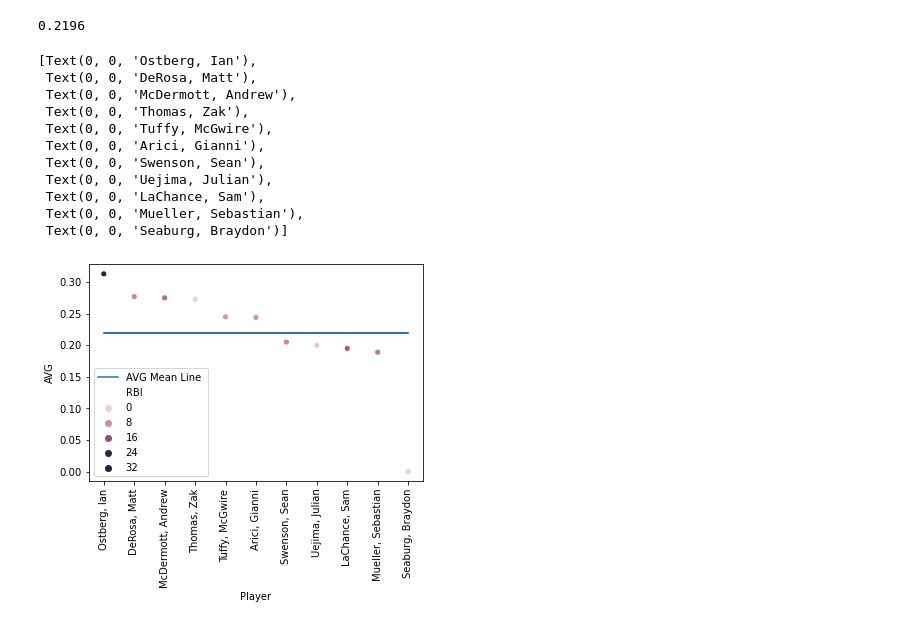
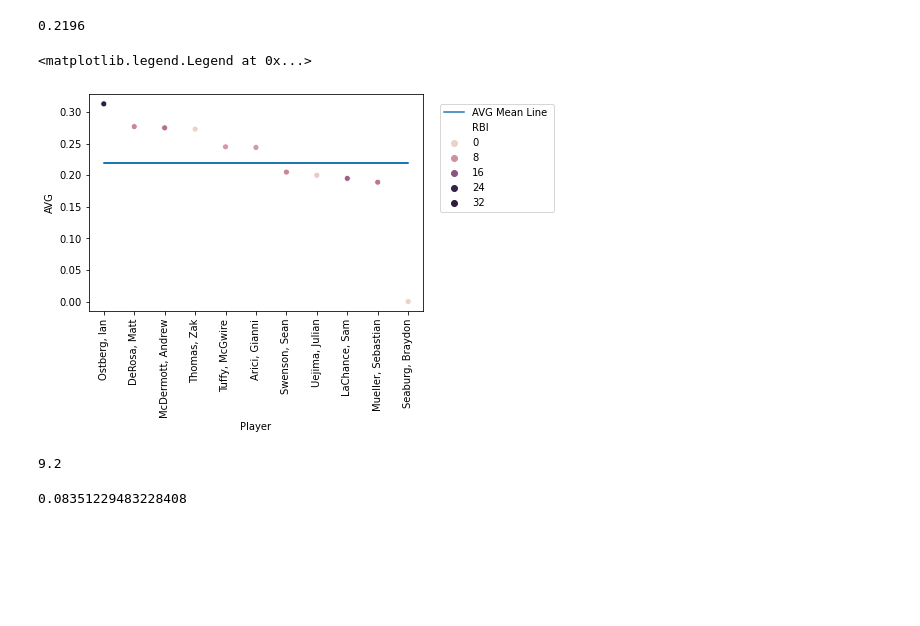
Before and after one commit to MicahlDeRosa/Baseball_stats, a Jupyter notebook: updated_data.ipynb, the cells around one changed output. Saved outputs shown, nothing was run; the diff lists cells and outputs as text; code cells hidden in the pictures; blank space fills up the shorter version.

```diff
--- a/updated_data.ipynb
+++ b/updated_data.ipynb
@@ -218,19 +300,24 @@ round(mean_avg,4)
 # %%
 model_5 = sb.scatterplot(data=under100, x = 'Player', y = 'AVG', hue = 'RBI')
 
 #plotting mena line for average
 mean_line5 = sb.lineplot(data=under100, x = 'Player', y = mean_avg, label='AVG Mean Line ', linestyle='--')
 model_5.set_xticklabels(under100['Player'], rotation=90 )
+plt.legend(bbox_to_anchor=(1.02, 1), loc='upper left', borderaxespad=1)
 # %% [output]
-[Text(0, 0, 'Ostberg, Ian'),
- Text(0, 0, 'DeRosa, Matt'),
- Text(0, 0, 'McDermott, Andrew'),
- Text(0, 0, 'Thomas, Zak'),
- Text(0, 0, 'Tuffy, McGwire'),
- Text(0, 0, 'Arici, Gianni'),
- Text(0, 0, 'Swenson, Sean'),
- Text(0, 0, 'Uejima, Julian'),
- Text(0, 0, 'LaChance, Sam'),
- Text(0, 0, 'Mueller, Sebastian'),
- Text(0, 0, 'Seaburg, Braydon')]
+<matplotlib.legend.Legend at 0x...>
-[figure, old version]
+[figure, new version]
+# %%
+std_under100H = under100['H'].std()
+round(std_under100H,1)
+# %% [output]
+9.2
+# %%
+DeRosa_H = df_4.loc[7].at['H']
+
+
+
+DeRosa_Z = (DeRosa_H / mean_under100H) / std_H
+DeRosa_Z
+# %% [output]
+0.08351229483228408
```
Also changed, not shown: parts of 9 cells of this notebook.
